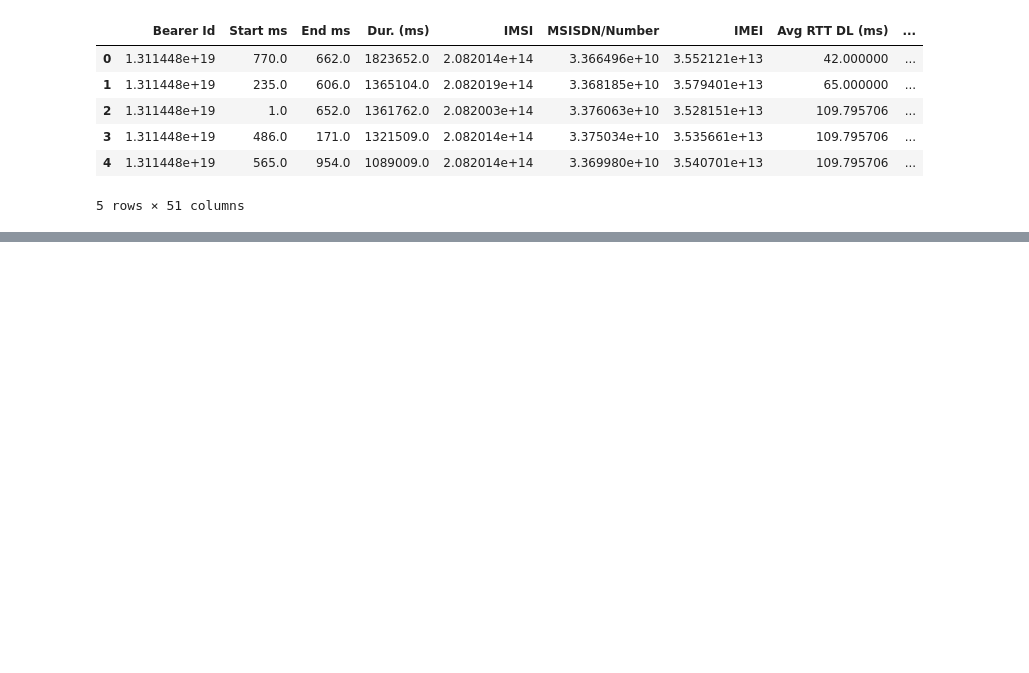
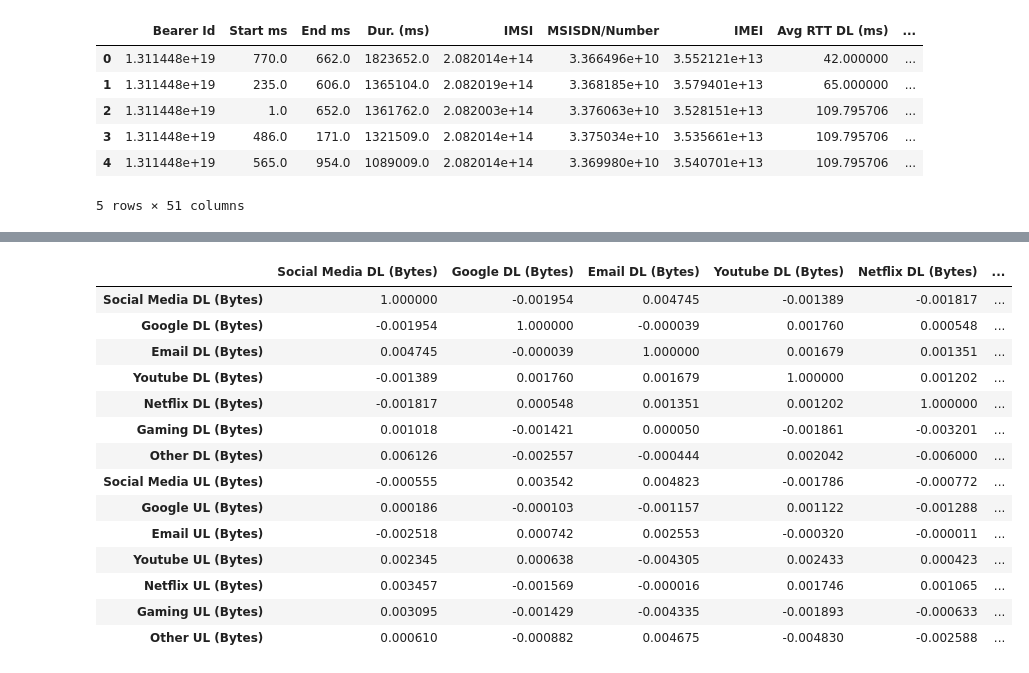
Before and after one commit to Hannasisay19/Week-1-Analytics_in_telecommunication, a Jupyter notebook: EDA/eda_task_2.ipynb, the cells around one changed output, grey strips where cells are left out. Cells and saved outputs as stored; diff of their text form; code cells hidden in the pictures; blank space fills up the shorter version.

```diff
--- a/EDA/eda_task_2.ipynb
+++ b/EDA/eda_task_2.ipynb
@@ -177,0 +379,45 @@ cleaned_data.head()
+# %%
+
+# List of columns for correlation analysis
+columns_of_interest = [
+    'Social Media DL (Bytes)',
+    'Google DL (Bytes)',
+    'Email DL (Bytes)',
+    'Youtube DL (Bytes)',
+    'Netflix DL (Bytes)',
+    'Gaming DL (Bytes)',
+    'Other DL (Bytes)',
+    'Social Media UL (Bytes)',
+    'Google UL (Bytes)',
+    'Email UL (Bytes)',
+    'Youtube UL (Bytes)',
+    'Netflix UL (Bytes)',
+    'Gaming UL (Bytes)',
+    'Other UL (Bytes)',
+]
+
+# Subset the DataFrame with the specified columns
+correlation_data = cleaned_data[columns_of_interest]
+
+# Calculate correlation matrix
+correlation_matrix = correlation_data.corr()
+
+# Display the correlation matrix
+
+correlation_matrix
+# %% [output]
+|  | Social Media DL (Bytes) | Google DL (Bytes) | Email DL (Bytes) | Youtube DL (Bytes) | Netflix DL (Bytes) | ... |
+| Social Media DL (Bytes) | 1.000000 | -0.001954 | 0.004745 | -0.001389 | -0.001817 | ... |
+| Google DL (Bytes) | -0.001954 | 1.000000 | -0.000039 | 0.001760 | 0.000548 | ... |
+| Email DL (Bytes) | 0.004745 | -0.000039 | 1.000000 | 0.001679 | 0.001351 | ... |
+| Youtube DL (Bytes) | -0.001389 | 0.001760 | 0.001679 | 1.000000 | 0.001202 | ... |
+| Netflix DL (Bytes) | -0.001817 | 0.000548 | 0.001351 | 0.001202 | 1.000000 | ... |
+| Gaming DL (Bytes) | 0.001018 | -0.001421 | 0.000050 | -0.001861 | -0.003201 | ... |
+| Other DL (Bytes) | 0.006126 | -0.002557 | -0.000444 | 0.002042 | -0.006000 | ... |
+| Social Media UL (Bytes) | -0.000555 | 0.003542 | 0.004823 | -0.001786 | -0.000772 | ... |
+| Google UL (Bytes) | 0.000186 | -0.000103 | -0.001157 | 0.001122 | -0.001288 | ... |
+| Email UL (Bytes) | -0.002518 | 0.000742 | 0.002553 | -0.000320 | -0.000011 | ... |
+| Youtube UL (Bytes) | 0.002345 | 0.000638 | -0.004305 | 0.002433 | 0.000423 | ... |
+| Netflix UL (Bytes) | 0.003457 | -0.001569 | -0.000016 | 0.001746 | 0.001065 | ... |
+| Gaming UL (Bytes) | 0.003095 | -0.001429 | -0.004335 | -0.001893 | -0.000633 | ... |
+| Other UL (Bytes) | 0.000610 | -0.000882 | 0.004675 | -0.004830 | -0.002588 | ... |
```
Also changed, not shown: parts of 9 cells of this notebook.
